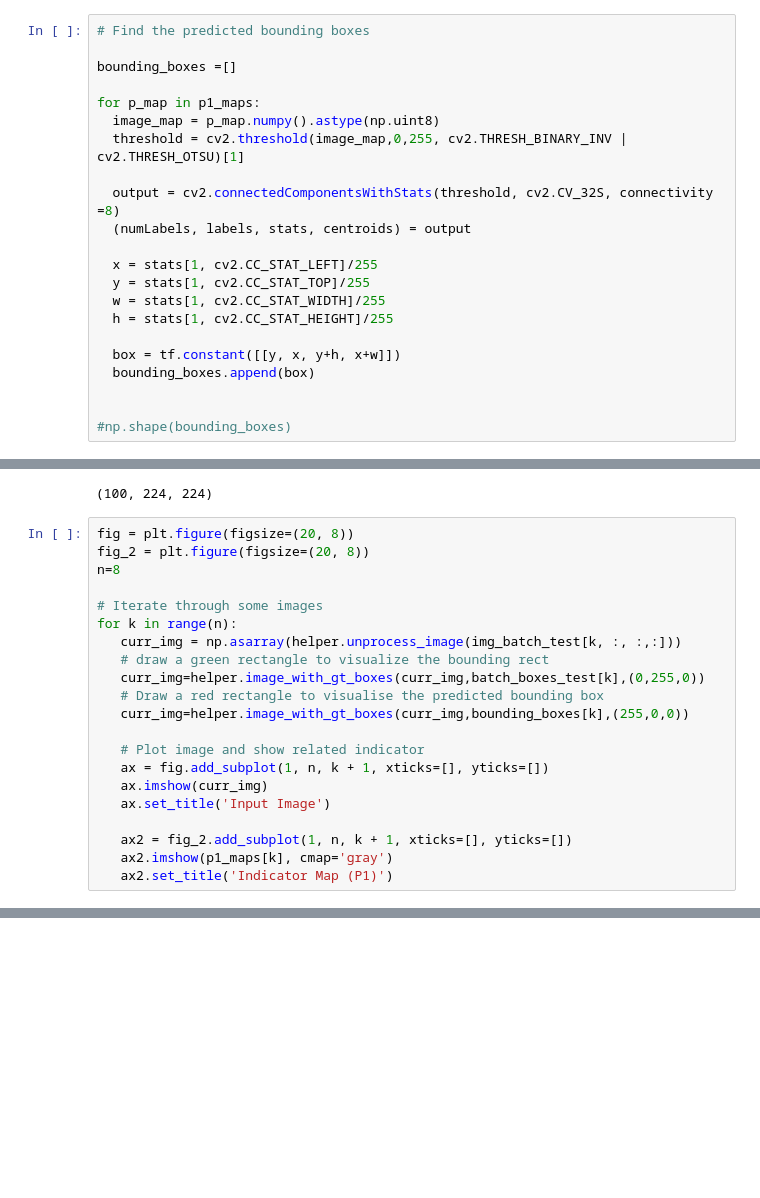
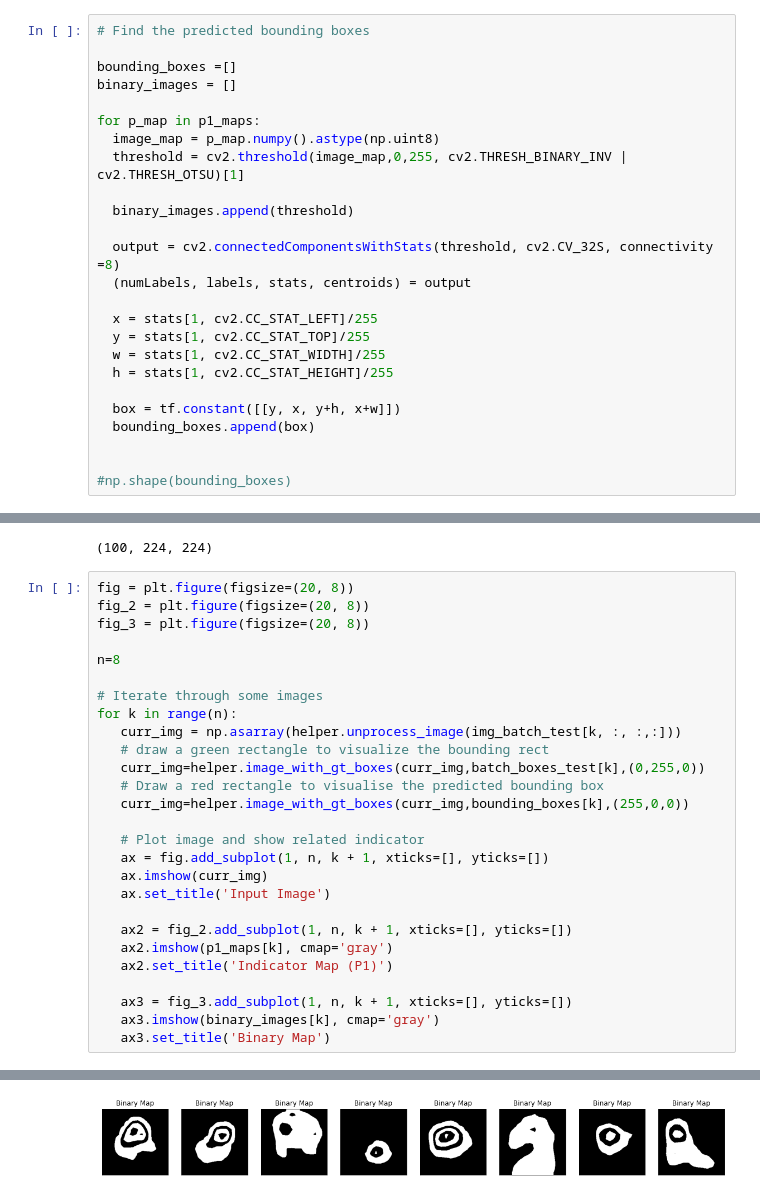
Before and after one commit to barrytl/CE6003, a Jupyter notebook: Etivity_assignment3_20197772_BarryLawton.ipynb, the cells around one changed output, grey strips where cells are left out. Saved outputs shown, nothing was run; the diff lists cells and outputs as text; blank space fills up the shorter version.

```diff
--- a/Etivity_assignment3_20197772_BarryLawton.ipynb
+++ b/Etivity_assignment3_20197772_BarryLawton.ipynb
@@ -219,10 +219,13 @@ for i in range(n_test_images):
 # Find the predicted bounding boxes
 
 bounding_boxes =[]
+binary_images = []
 
 for p_map in p1_maps:
   image_map = p_map.numpy().astype(np.uint8)
   threshold = cv2.threshold(image_map,0,255, cv2.THRESH_BINARY_INV | cv2.THRESH_OTSU)[1]
+
+  binary_images.append(threshold)
 
   output = cv2.connectedComponentsWithStats(threshold, cv2.CV_32S, connectivity =8)
   (numLabels, labels, stats, centroids) = output
@@ -250,24 +253,31 @@ np.shape(p1_maps)
 # %%
 fig = plt.figure(figsize=(20, 8))
 fig_2 = plt.figure(figsize=(20, 8))
+fig_3 = plt.figure(figsize=(20, 8))
+
 n=8
 
 # Iterate through some images
 for k in range(n):
    curr_img = np.asarray(helper.unprocess_image(img_batch_test[k, :, :,:]))
    # draw a green rectangle to visualize the bounding rect
    curr_img=helper.image_with_gt_boxes(curr_img,batch_boxes_test[k],(0,255,0))
    # Draw a red rectangle to visualise the predicted bounding box
    curr_img=helper.image_with_gt_boxes(curr_img,bounding_boxes[k],(255,0,0))
 
    # Plot image and show related indicator
    ax = fig.add_subplot(1, n, k + 1, xticks=[], yticks=[])
    ax.imshow(curr_img)
    ax.set_title('Input Image')
 
    ax2 = fig_2.add_subplot(1, n, k + 1, xticks=[], yticks=[])
    ax2.imshow(p1_maps[k], cmap='gray')
    ax2.set_title('Indicator Map (P1)')
+
+   ax3 = fig_3.add_subplot(1, n, k + 1, xticks=[], yticks=[])
+   ax3.imshow(binary_images[k], cmap='gray')
+   ax3.set_title('Binary Map')
 # %% [output]
 [figure]
 [figure]
+[figure, added]
```
